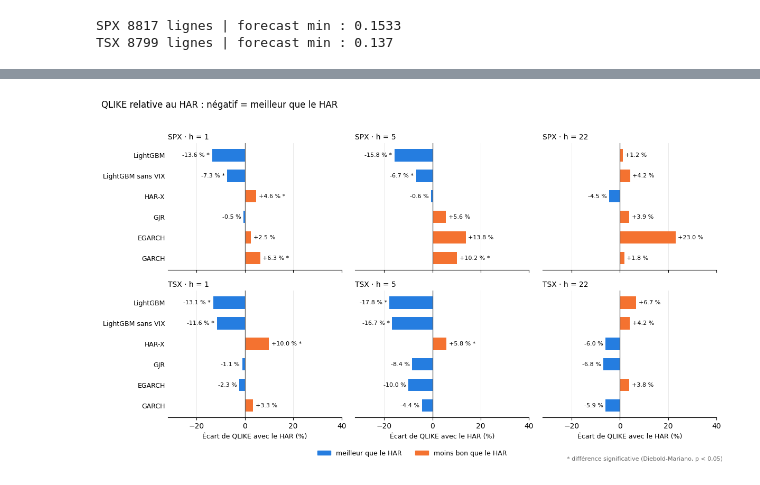
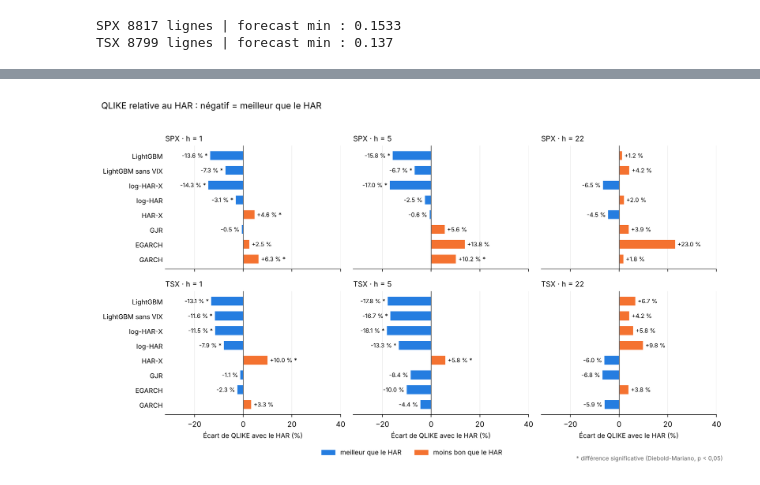
Before and after one commit to syrine1O/ml-finance-project, a Jupyter notebook: notebooks/06_resultats.ipynb, the cells around one changed output, grey strips where cells are left out. Cells and saved outputs as stored; diff of their text form; code cells hidden in the pictures.

```diff
--- a/notebooks/06_resultats.ipynb
+++ b/notebooks/06_resultats.ipynb
@@ -157,0 +162,18 @@ display(table_vix)
+# %%
+lignes = []
+for ix in ("spx", "tsx"):
+    fc = load_all_forecasts(ix)
+    for h in HORIZONS:
+        g = fc[fc["horizon"] == h]
+        w = g.pivot(index="date", columns="model", values="forecast").dropna()
+        y = g.drop_duplicates("date").set_index("date").loc[w.index, "actual"]
+        for m1, m2 in [("LGBM", "LOGHARX"), ("LGBM_noVIX", "LOGHAR")]:
+            t_dm, p = dm_test(y, w[m1], w[m2], h)
+            lignes.append({"indice": ix, "horizon": h, "comparaison": f"{m1} vs {m2}",
+                           "QLIKE_1": round(qlike(y, w[m1]), 4), "QLIKE_2": round(qlike(y, w[m2]), 4),
+                           "écart_%": round(100 * (qlike(y, w[m1]) / qlike(y, w[m2]) - 1), 1),
+                           "DM": round(t_dm, 3), "p-value": round(p, 4)})
+
+table_log = pd.DataFrame(lignes)
+table_log.to_csv(root/"results"/"table_dm_lgbm_loghar.csv", index=False)
+display(table_log)
@@ -200,8 +236,9 @@ import matplotlib.pyplot as plt
 from matplotlib.patches import Patch
 
 BLEU, ORANGE = "#257de0", "#f47230"     # mieux que le HAR / moins bon que le HAR
-ORDRE = ["LGBM", "LGBM_noVIX", "HARX", "GJR", "EGARCH", "GARCH"]
+ORDRE = ["LGBM", "LGBM_noVIX", "LOGHARX", "LOGHAR", "HARX", "GJR", "EGARCH", "GARCH"]
 NOMS  = {"LGBM": "LightGBM", "LGBM_noVIX": "LightGBM sans VIX", "HARX": "HAR-X",
+         "LOGHAR": "log-HAR", "LOGHARX": "log-HAR-X",
          "GJR": "GJR", "EGARCH": "EGARCH", "GARCH": "GARCH"}
 
 fig, axes = plt.subplots(2, 3, figsize=(12, 7), sharex=True, sharey=True)
@@ -213,32 +250,32 @@ for i, ix in enumerate(("spx", "tsx")):
         har = g.loc["HAR", "QLIKE"]
         rel = ((g["QLIKE"] / har - 1) * 100).reindex(ORDRE)      # écart en % avec le HAR
         sig = (g["p-value"] < 0.05).reindex(ORDRE)               # significatif (DM vs HAR)
         y = range(len(ORDRE))
         ax.barh(y, rel.values, height=0.6,
                 color=[BLEU if v < 0 else ORANGE for v in rel.values])
         ax.axvline(0, color="#666666", lw=1)
         for yy, v, s in zip(y, rel.values, sig.values):
             ax.text(v + (1 if v >= 0 else -1), yy, f"{v:+.1f} %" + (" *" if s else ""),
                     va="center", ha="left" if v >= 0 else "right", fontsize=8)
         ax.set_yticks(list(y)); ax.set_yticklabels([NOMS[m] for m in ORDRE], fontsize=9)
         ax.set_title(f"{ix.upper()} · h = {h}", fontsize=10, loc="left")
         ax.grid(axis="x", color="#e6e6e6", lw=0.6); ax.set_axisbelow(True)
         for s_ in ("top", "right", "left"): ax.spines[s_].set_visible(False)
         ax.tick_params(axis="y", length=0)
 
 axes[0, 0].set_xlim(-32, 40)
 axes[0, 0].invert_yaxis()               # LightGBM en haut (axe partagé : une seule fois)
 for ax in axes[1]: ax.set_xlabel("Écart de QLIKE avec le HAR (%)", fontsize=9)
 fig.suptitle("QLIKE relative au HAR : négatif = meilleur que le HAR", fontsize=12, x=0.01, ha="left")
 fig.legend(handles=[Patch(color=BLEU, label="meilleur que le HAR"),
                     Patch(color=ORANGE, label="moins bon que le HAR")],
            loc="lower center", ncol=2, frameon=False, fontsize=9, bbox_to_anchor=(0.5, 0.0))
 fig.text(0.99, 0.005, "* différence significative (Diebold-Mariano, p < 0,05)",
          ha="right", fontsize=8, color="#666666")
 fig.tight_layout(rect=(0, 0.04, 1, 0.96))
 (root/"figures").mkdir(exist_ok=True)
 fig.savefig(root/"figures"/"fig5_qlike_relative.png", dpi=150)
 plt.show()
 # %% [output]
-[figure, old version]
+[figure, new version]
 # %% [markdown]
```
Also changed, not shown: parts of 8 cells of this notebook, 12 other files.
